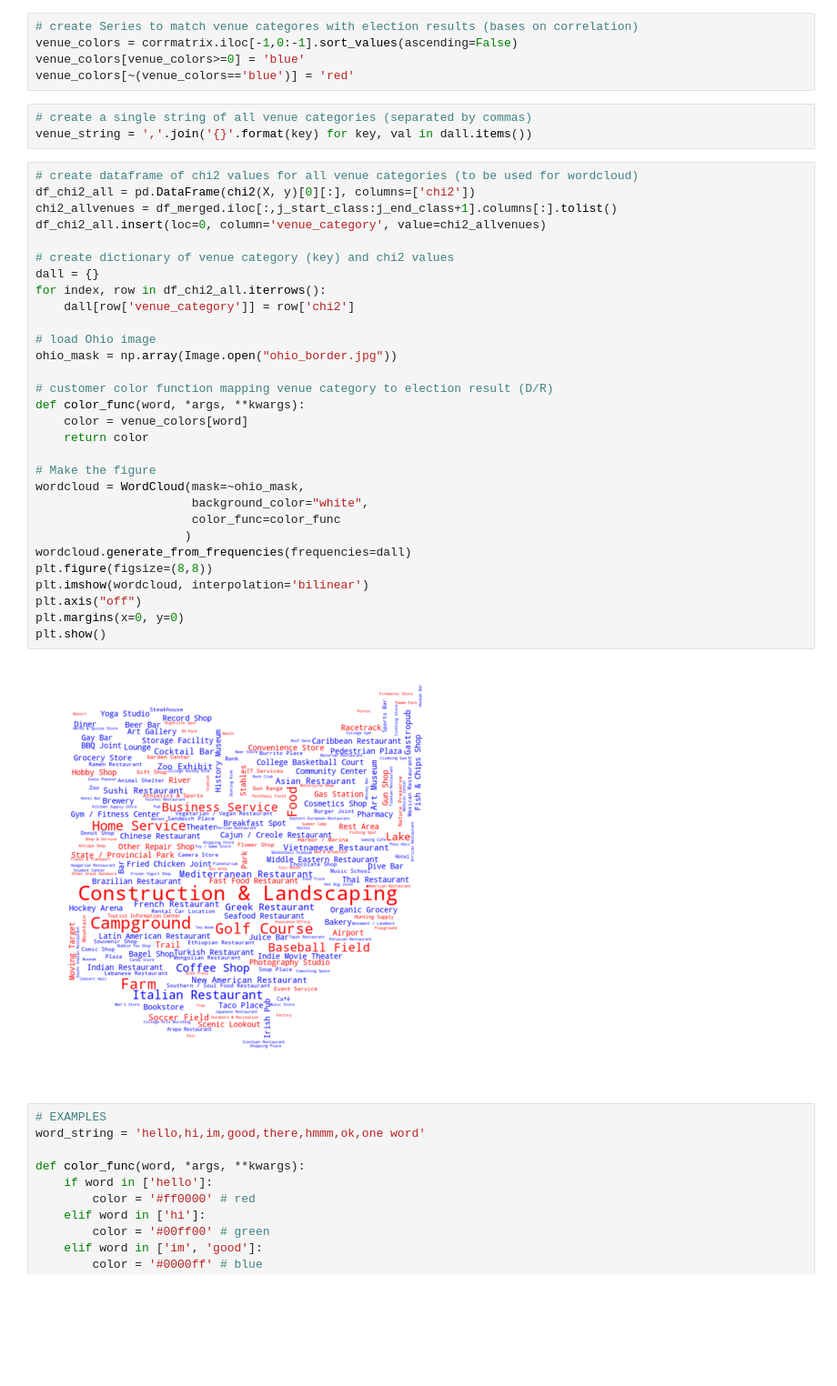
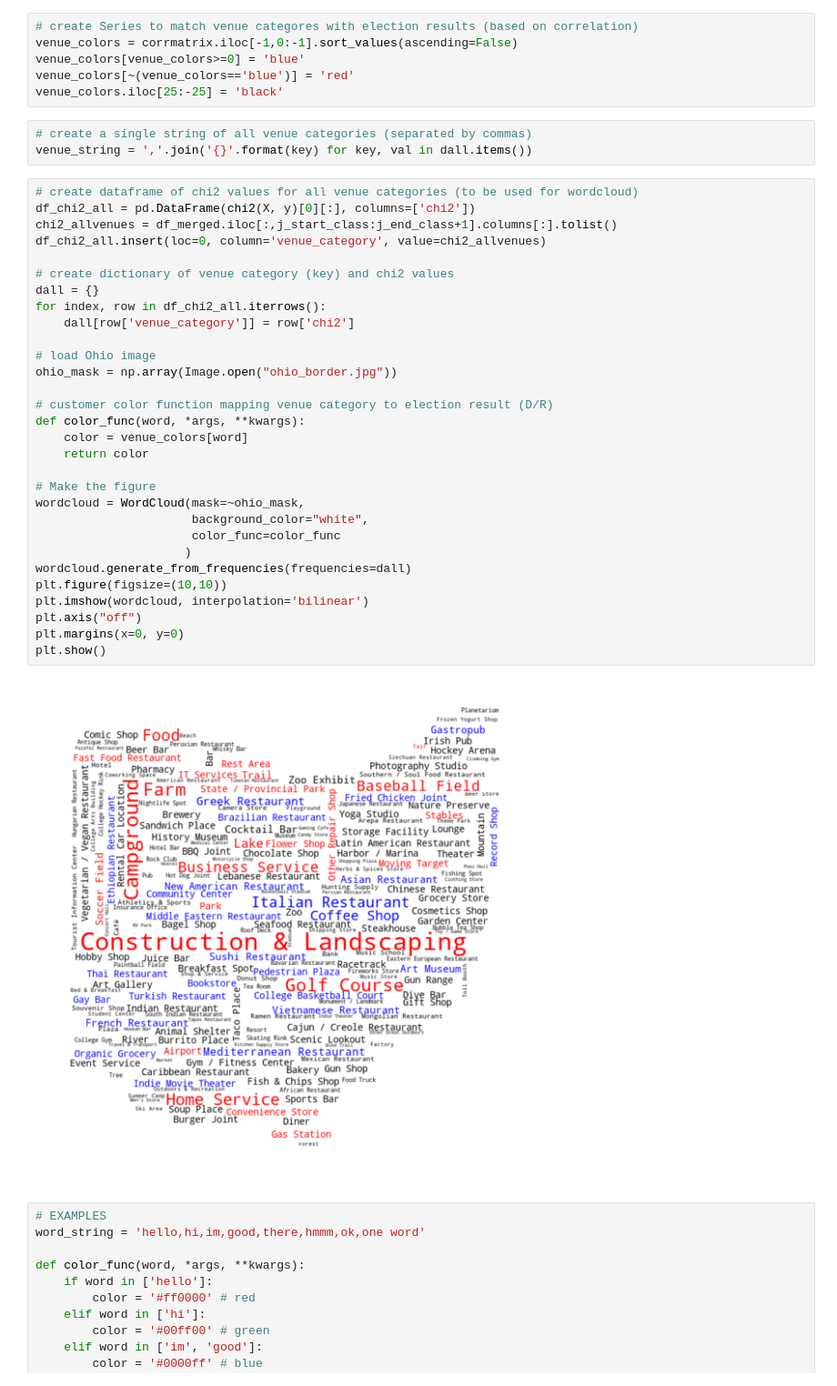
Before and after one commit to cfd2ds/IBM_DataScience, a Jupyter notebook: Course9_Capstone/Week4/Capstone.ipynb, the cells around one changed output. Shown at 91% size. Cells and saved outputs as stored; diff of their text form; blank space fills up the shorter version.

```diff
--- a/Course9_Capstone/Week4/Capstone.ipynb
+++ b/Course9_Capstone/Week4/Capstone.ipynb
@@ -1784,45 +1763,46 @@ plt.show()
 # %% [output]
 [figure]
 # %%
-# create Series to match venue categores with election results (bases on correlation)
+# create Series to match venue categores with election results (based on correlation)
 venue_colors = corrmatrix.iloc[-1,0:-1].sort_values(ascending=False)
 venue_colors[venue_colors>=0] = 'blue'
 venue_colors[~(venue_colors=='blue')] = 'red'
+venue_colors.iloc[25:-25] = 'black'
 # %%
 # create a single string of all venue categories (separated by commas)
 venue_string = ','.join('{}'.format(key) for key, val in dall.items())
 # %%
 # create dataframe of chi2 values for all venue categories (to be used for wordcloud)
 df_chi2_all = pd.DataFrame(chi2(X, y)[0][:], columns=['chi2'])
 chi2_allvenues = df_merged.iloc[:,j_start_class:j_end_class+1].columns[:].tolist()
 df_chi2_all.insert(loc=0, column='venue_category', value=chi2_allvenues)
 
 # create dictionary of venue category (key) and chi2 values
 dall = {}
 for index, row in df_chi2_all.iterrows():
     dall[row['venue_category']] = row['chi2']
 
 # load Ohio image
 ohio_mask = np.array(Image.open("ohio_border.jpg"))
 
 # customer color function mapping venue category to election result (D/R)
 def color_func(word, *args, **kwargs):
     color = venue_colors[word]
     return color
 
 # Make the figure
 wordcloud = WordCloud(mask=~ohio_mask,
                       background_color="white",
                       color_func=color_func
                      )
 wordcloud.generate_from_frequencies(frequencies=dall)
-plt.figure(figsize=(8,8))
+plt.figure(figsize=(10,10))
 plt.imshow(wordcloud, interpolation='bilinear')
 plt.axis("off")
 plt.margins(x=0, y=0)
 plt.show()
 # %% [output]
-[figure, old version]
+[figure, new version]
 # %%
 # EXAMPLES
 word_string = 'hello,hi,im,good,there,hmmm,ok,one word'
```
Also changed, not shown: parts of 81 cells of this notebook.
